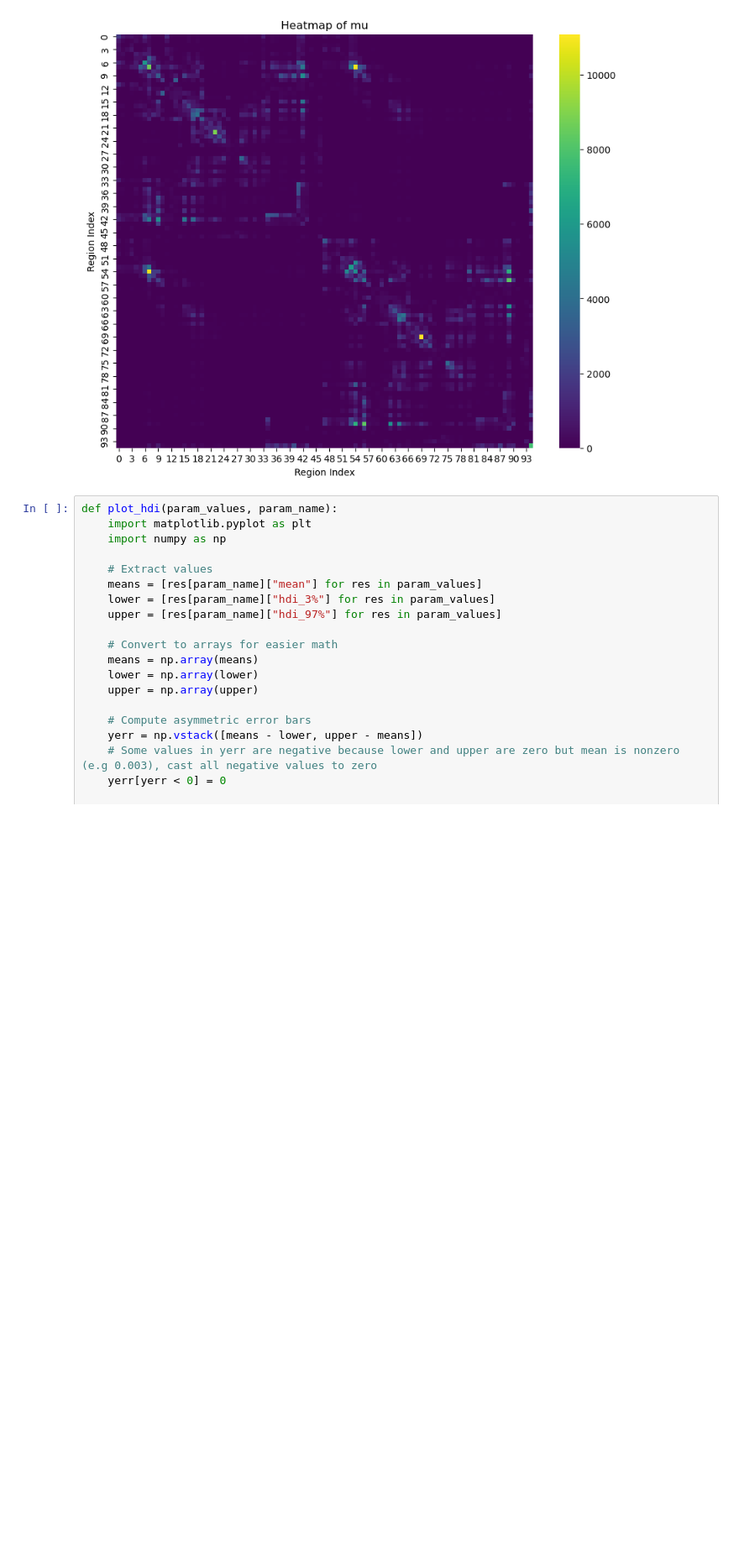
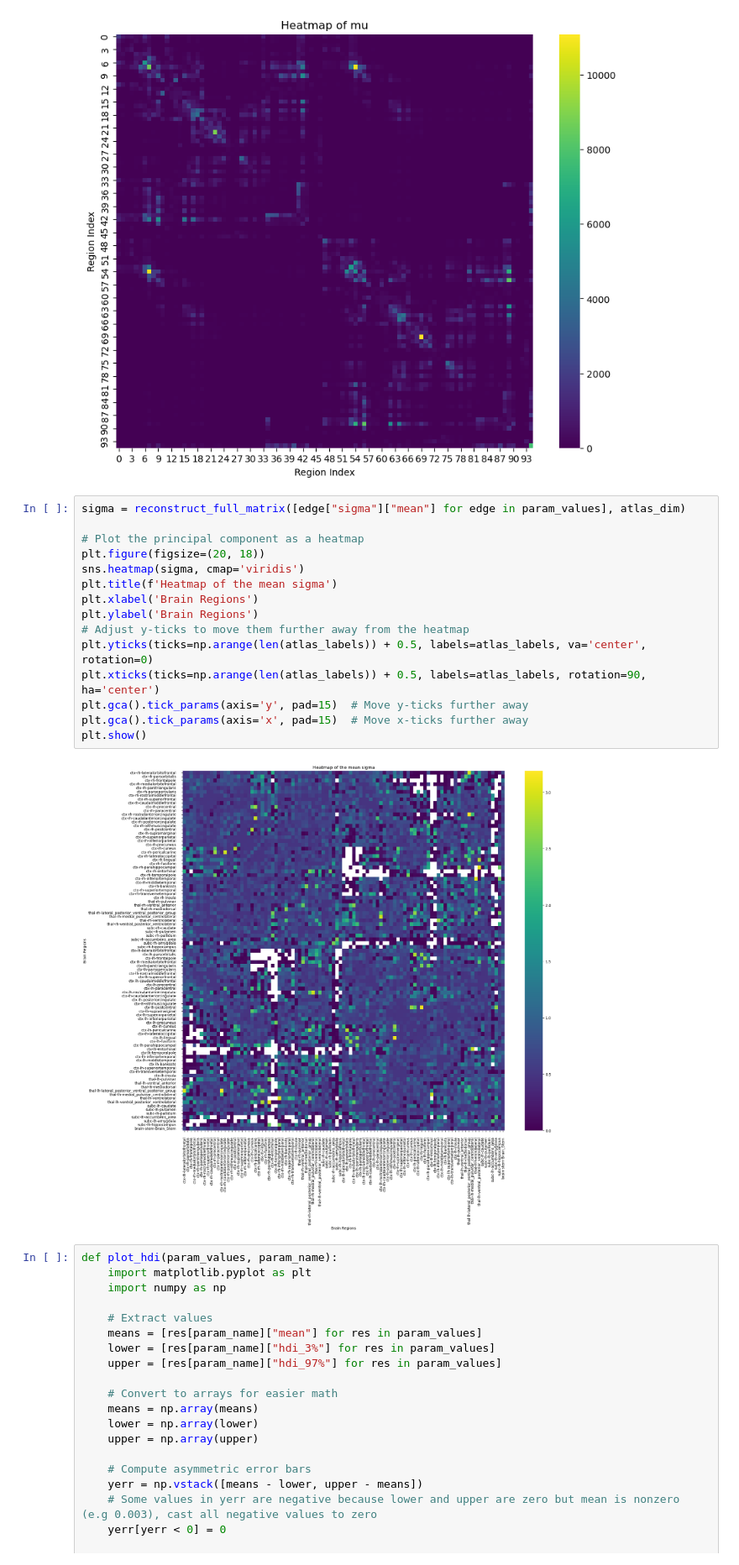
Before and after one commit to celprov/hcph-sops, a Jupyter notebook: docs/analysis/bayesian_modeling_real_sc.ipynb, the cells around one changed output. Shown at 84% size. Drawn from its saved outputs; the diff is of its cells as text; blank space fills up the shorter version.

```diff
--- a/docs/analysis/bayesian_modeling_real_sc.ipynb
+++ b/docs/analysis/bayesian_modeling_real_sc.ipynb
@@ -155,6 +159,23 @@ plt.show()
 [figure]
 [figure]
 [figure]
+# %%
+sigma = reconstruct_full_matrix([edge["sigma"]["mean"] for edge in param_values], atlas_dim)
+
+# Plot the principal component as a heatmap
+plt.figure(figsize=(20, 18))
+sns.heatmap(sigma, cmap='viridis')
+plt.title(f'Heatmap of the mean sigma')
+plt.xlabel('Brain Regions')
+plt.ylabel('Brain Regions')
+# Adjust y-ticks to move them further away from the heatmap
+plt.yticks(ticks=np.arange(len(atlas_labels)) + 0.5, labels=atlas_labels, va='center', rotation=0)
+plt.xticks(ticks=np.arange(len(atlas_labels)) + 0.5, labels=atlas_labels, rotation=90, ha='center')
+plt.gca().tick_params(axis='y', pad=15)  # Move y-ticks further away
+plt.gca().tick_params(axis='x', pad=15)  # Move x-ticks further away
+plt.show()
+# %% [output]
+[figure, added]
 # %%
 def plot_hdi(param_values, param_name):
     import matplotlib.pyplot as plt
```
Also changed, not shown: parts of 4 cells of this notebook.
